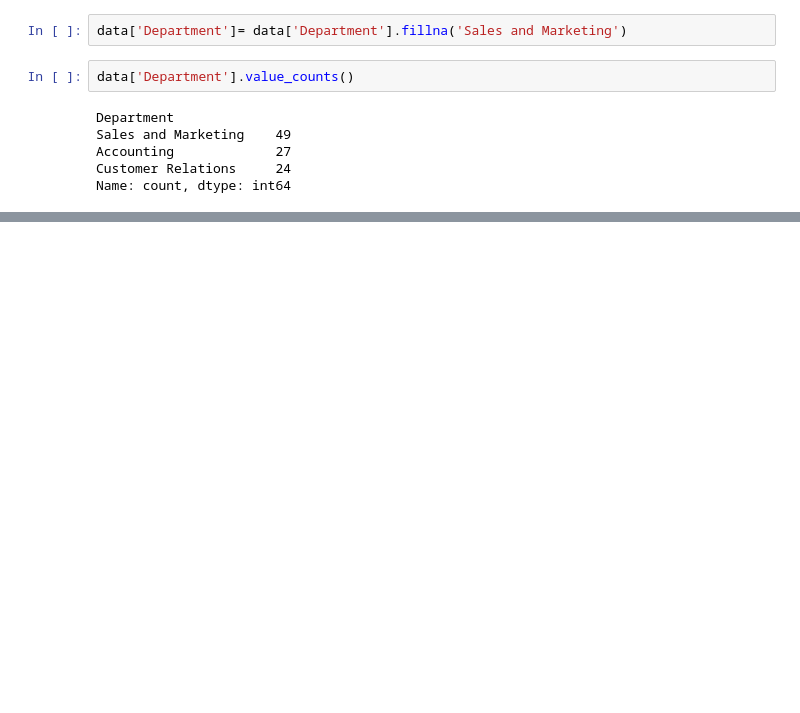
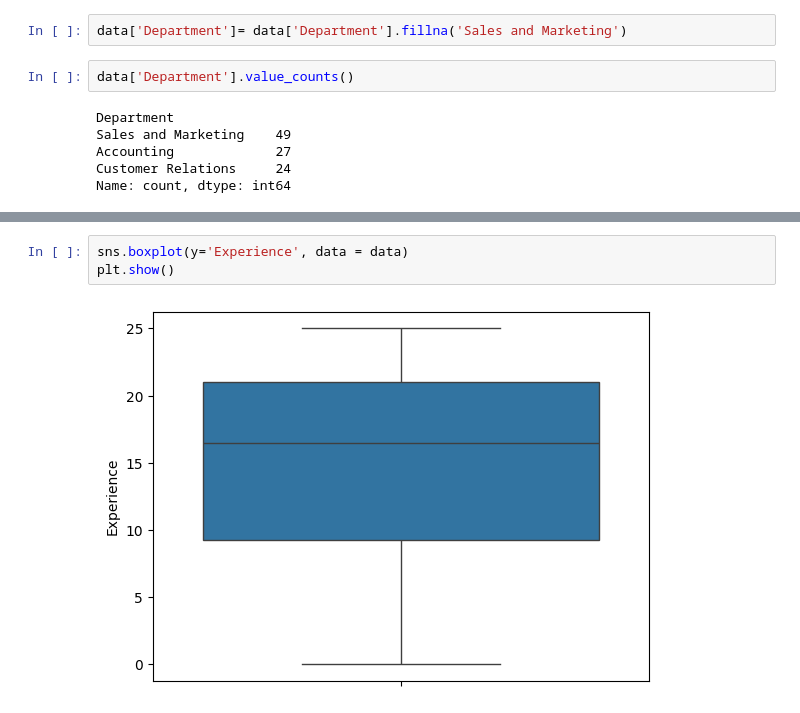
Before and after one commit to jayshankar15/EDA, a Jupyter notebook: Notebook/EDA.ipynb, the cells around one changed output, grey strips where cells are left out. Cells and saved outputs as stored; diff of their text form; blank space fills up the shorter version.

```diff
--- a/Notebook/EDA.ipynb
+++ b/Notebook/EDA.ipynb
@@ -97,0 +118,5 @@ Name: count, dtype: int64
+# %%
+sns.boxplot(y='Experience', data = data)
+plt.show()
+# %% [output]
+[figure, added]
```
Also changed, not shown: parts of 30 cells of this notebook.
